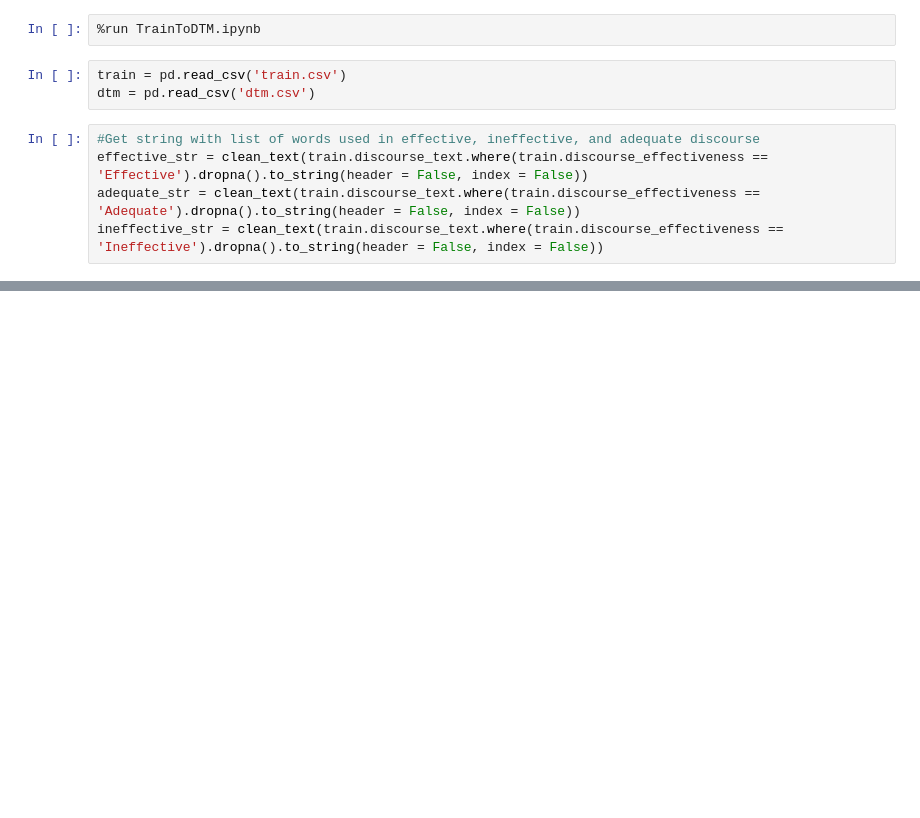
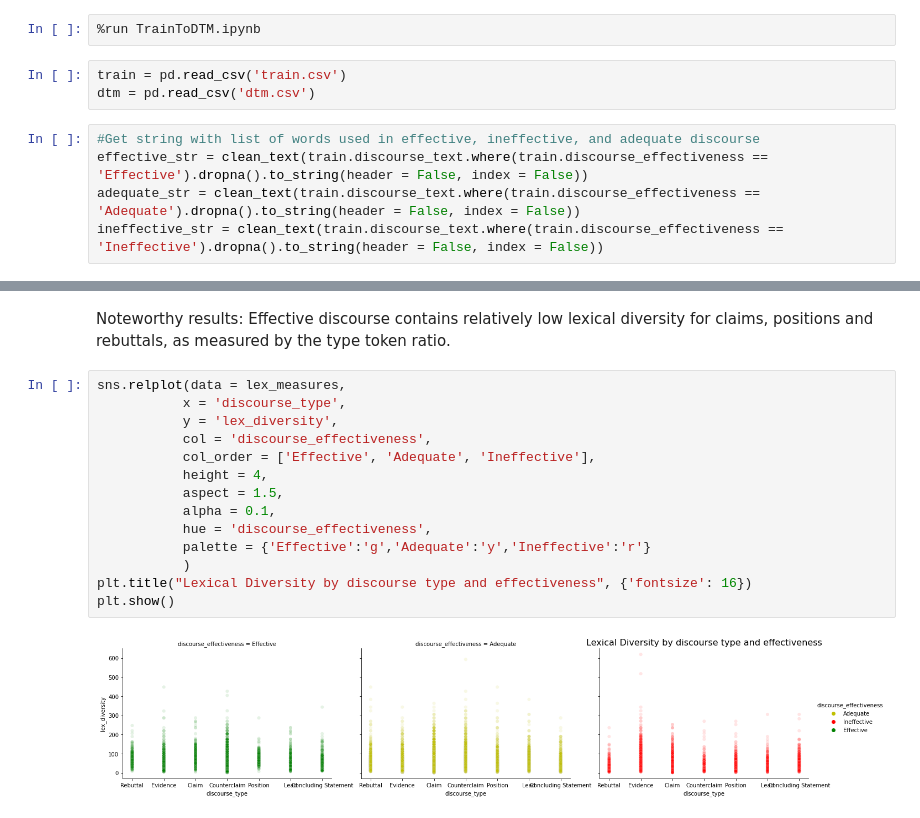
Before and after one commit to niki514/GSU_EffectiveArguments, a Jupyter notebook: DTM_Visualizations.ipynb, the cells around one changed output, grey strips where cells are left out. Saved outputs shown, nothing was run; the diff lists cells and outputs as text; blank space fills up the shorter version.

```diff
--- a/DTM_Visualizations.ipynb
+++ b/DTM_Visualizations.ipynb
@@ -72,0 +125,18 @@ plt.show()
+# %% [markdown]
+Noteworthy results: Effective discourse contains relatively low lexical diversity for claims, positions and rebuttals, as measured by the type token ratio.
+# %%
+sns.relplot(data = lex_measures,
+           x = 'discourse_type',
+           y = 'lex_diversity',
+           col = 'discourse_effectiveness',
+           col_order = ['Effective', 'Adequate', 'Ineffective'],
+           height = 4,
+           aspect = 1.5,
+           alpha = 0.1,
+           hue = 'discourse_effectiveness',
+           palette = {'Effective':'g','Adequate':'y','Ineffective':'r'}
+           )
+plt.title("Lexical Diversity by discourse type and effectiveness", {'fontsize': 16})
+plt.show()
+# %% [output]
+[figure, added]
```
Also changed, not shown: parts of 7 cells of this notebook, 1 other file.
